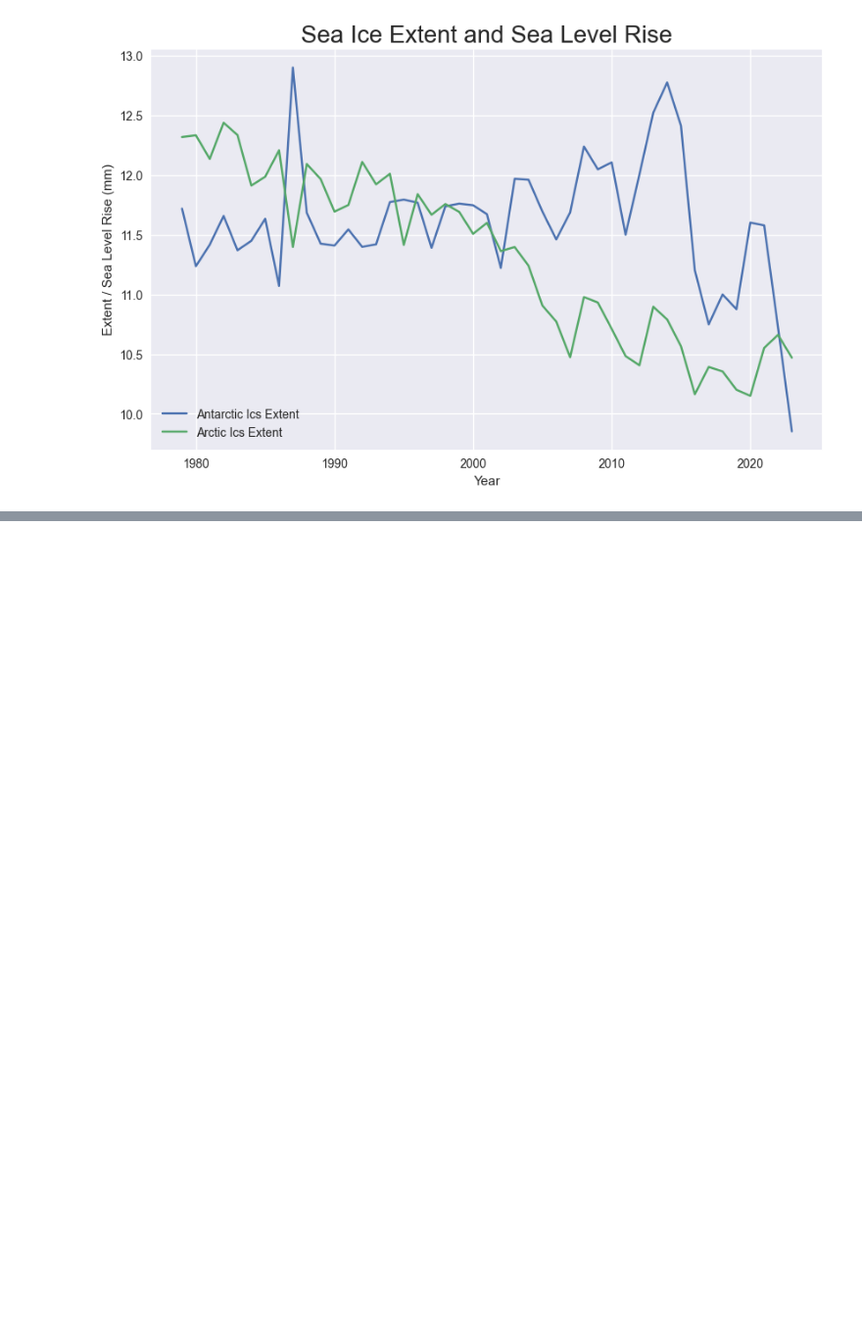
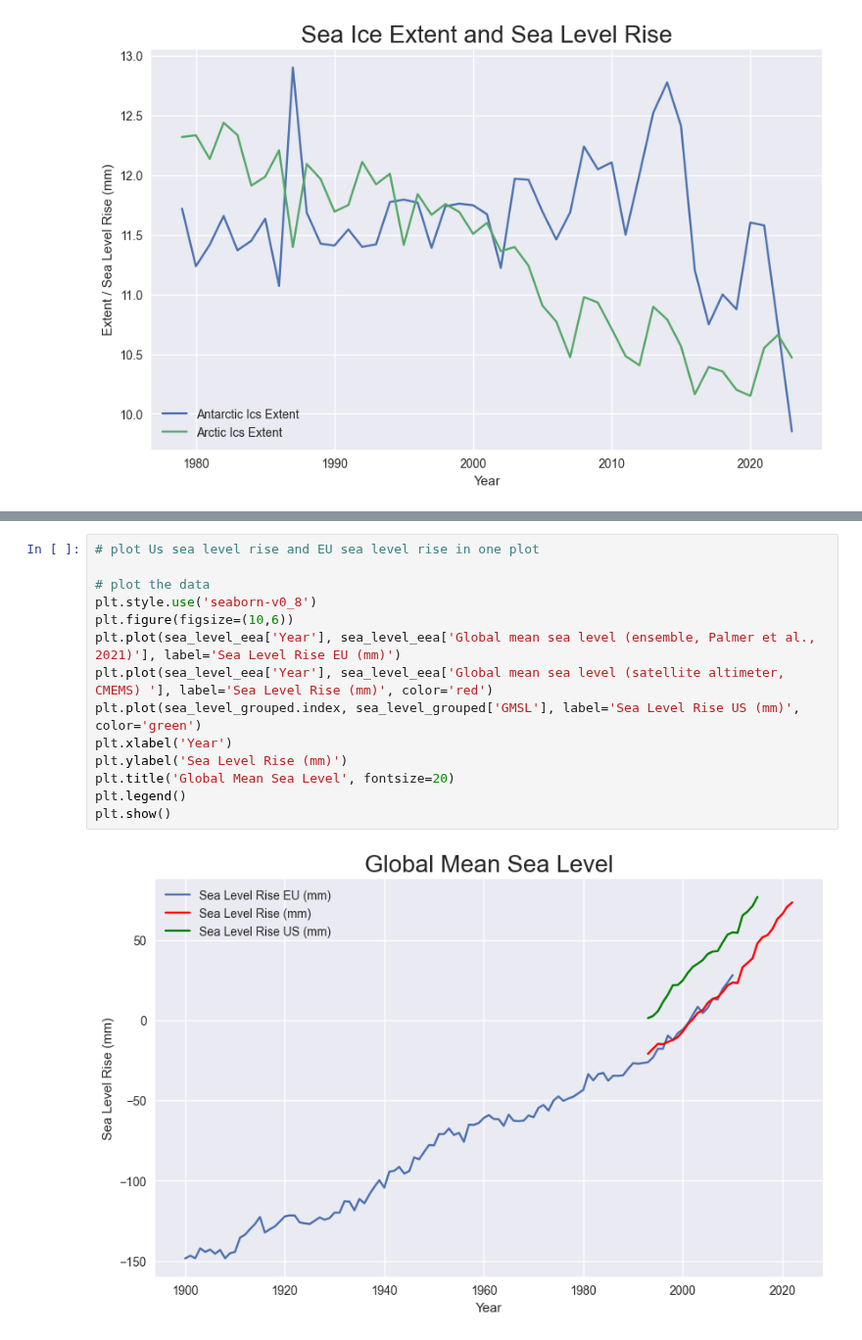
Before and after one commit to dilancroos/ice_extent, a Jupyter notebook: sea_ice.ipynb, the cells around one changed output, grey strips where cells are left out. Shown at 98% size. Saved outputs shown, nothing was run; the diff lists cells and outputs as text; blank space fills up the shorter version.

```diff
--- a/sea_ice.ipynb
+++ b/sea_ice.ipynb
@@ -601,0 +684,16 @@ plt.show()
+# %%
+# plot Us sea level rise and EU sea level rise in one plot
+
+# plot the data
+plt.style.use('seaborn-v0_8')
+plt.figure(figsize=(10,6))
+plt.plot(sea_level_eea['Year'], sea_level_eea['Global mean sea level (ensemble, Palmer et al., 2021)'], label='Sea Level Rise EU (mm)')
+plt.plot(sea_level_eea['Year'], sea_level_eea['Global mean sea level (satellite altimeter, CMEMS) '], label='Sea Level Rise (mm)', color='red')
+plt.plot(sea_level_grouped.index, sea_level_grouped['GMSL'], label='Sea Level Rise US (mm)', color='green')
+plt.xlabel('Year')
+plt.ylabel('Sea Level Rise (mm)')
+plt.title('Global Mean Sea Level', fontsize=20)
+plt.legend()
+plt.show()
+# %% [output]
+[figure, added]
```
Also changed, not shown: parts of 7 cells of this notebook.
